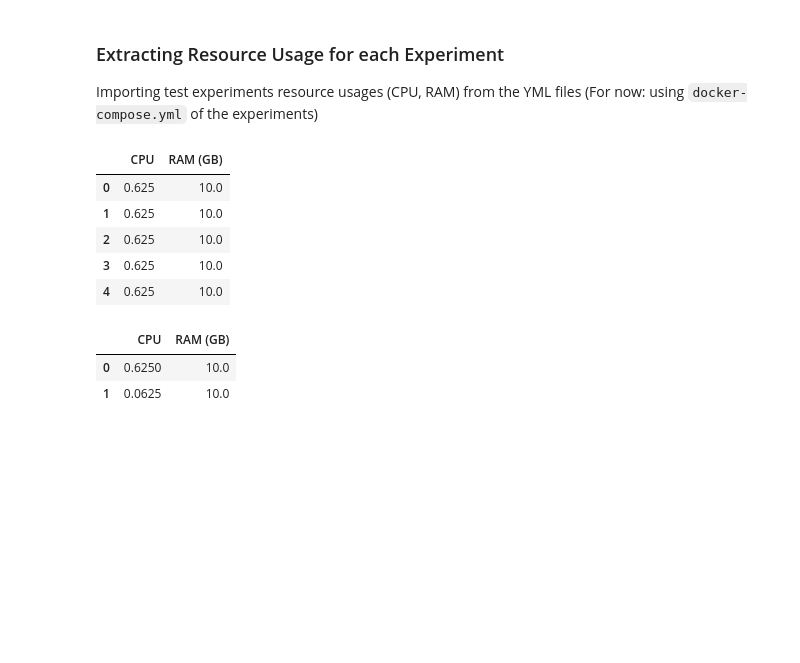
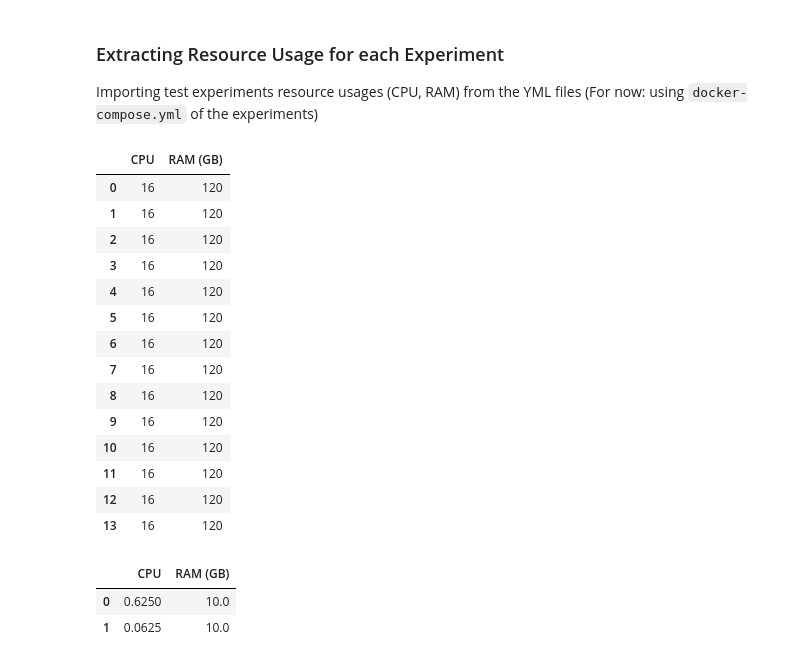
Before and after one commit to yorku-ease/DmML, a Jupyter notebook: testing_best_model.ipynb, the cells around one changed output. Saved outputs shown, nothing was run; the diff lists cells and outputs as text; code cells hidden in the pictures; blank space fills up the shorter version.

```diff
--- a/testing_best_model.ipynb
+++ b/testing_best_model.ipynb
@@ -99,36 +99,47 @@ def urls_dataframe(urls):
 # %%
 # test_urls = [
 #     "https://raw.githubusercontent.com/yorku-ease/DmML/refs/heads/main/Data/DB2%20Performance%20Datasets/v3/exp56/docker-compose.yml",
 #     "https://raw.githubusercontent.com/yorku-ease/DmML/refs/heads/main/Data/DB2%20Performance%20Datasets/v3/exp57/docker-compose.yml",
 #     "https://raw.githubusercontent.com/yorku-ease/DmML/refs/heads/main/Data/DB2%20Performance%20Datasets/v3/exp58/docker-compose.yml",
 #     "https://raw.githubusercontent.com/yorku-ease/DmML/refs/heads/main/Data/DB2%20Performance%20Datasets/v3/exp59/docker-compose.yml",
 #     "https://raw.githubusercontent.com/yorku-ease/DmML/refs/heads/main/Data/DB2%20Performance%20Datasets/v3/exp60/docker-compose.yml"
 # ]
 
 test_urls = [
     "https://raw.githubusercontent.com/yorku-ease/DmML/refs/heads/main/Data/DB2%20Performance%20Datasets/v5/exp81/engine-docker-compose.yml",
     "https://raw.githubusercontent.com/yorku-ease/DmML/refs/heads/main/Data/DB2%20Performance%20Datasets/v5/exp82/engine-docker-compose.yml",
     "https://raw.githubusercontent.com/yorku-ease/DmML/refs/heads/main/Data/DB2%20Performance%20Datasets/v5/exp83/engine-docker-compose.yml",
     "https://raw.githubusercontent.com/yorku-ease/DmML/refs/heads/main/Data/DB2%20Performance%20Datasets/v5/exp84/engine-docker-compose.yml",
     "https://raw.githubusercontent.com/yorku-ease/DmML/refs/heads/main/Data/DB2%20Performance%20Datasets/v5/exp85/engine-docker-compose.yml",
     "https://raw.githubusercontent.com/yorku-ease/DmML/refs/heads/main/Data/DB2%20Performance%20Datasets/v5/exp86/engine-docker-compose.yml",
     "https://raw.githubusercontent.com/yorku-ease/DmML/refs/heads/main/Data/DB2%20Performance%20Datasets/v5/exp87/engine-docker-compose.yml",
     "https://raw.githubusercontent.com/yorku-ease/DmML/refs/heads/main/Data/DB2%20Performance%20Datasets/v5/exp88/engine-docker-compose.yml",
     "https://raw.githubusercontent.com/yorku-ease/DmML/refs/heads/main/Data/DB2%20Performance%20Datasets/v5/exp89/engine-docker-compose.yml",
     "https://raw.githubusercontent.com/yorku-ease/DmML/refs/heads/main/Data/DB2%20Performance%20Datasets/v5/exp90/engine-docker-compose.yml",
     "https://raw.githubusercontent.com/yorku-ease/DmML/refs/heads/main/Data/DB2%20Performance%20Datasets/v5/exp91/engine-docker-compose.yml",
-    "https://raw.githubusercontent.com/yorku-ease/DmML/refs/heads/main/Data/DB2%20Performance%20Datasets/v5/exp92/engine-docker-compose.yml"
+    "https://raw.githubusercontent.com/yorku-ease/DmML/refs/heads/main/Data/DB2%20Performance%20Datasets/v5/exp92/engine-docker-compose.yml",
+    "https://raw.githubusercontent.com/yorku-ease/DmML/refs/heads/main/Data/DB2%20Performance%20Datasets/v4/exp72/engine-docker-compose.yml",
+    "https://raw.githubusercontent.com/yorku-ease/DmML/refs/heads/main/Data/DB2%20Performance%20Datasets/v4/exp73/engine-docker-compose.yml"
 ]
 
 test_system_specs_df = urls_dataframe(test_urls)
 test_system_specs_df
 # %% [output]
 |  | CPU | RAM (GB) |
-| 0 | 0.625 | 10.0 |
-| 1 | 0.625 | 10.0 |
-| 2 | 0.625 | 10.0 |
-| 3 | 0.625 | 10.0 |
-| 4 | 0.625 | 10.0 |
+| 0 | 16 | 120 |
+| 1 | 16 | 120 |
+| 2 | 16 | 120 |
+| 3 | 16 | 120 |
+| 4 | 16 | 120 |
+| 5 | 16 | 120 |
+| 6 | 16 | 120 |
+| 7 | 16 | 120 |
+| 8 | 16 | 120 |
+| 9 | 16 | 120 |
+| 10 | 16 | 120 |
+| 11 | 16 | 120 |
+| 12 | 16 | 120 |
+| 13 | 16 | 120 |
 # %%
 # Another Test set
 test1_url = ["https://raw.githubusercontent.com/yorku-ease/DmML/refs/heads/main/Data/DB2%20Performance%20Datasets/v3/exp56/docker-compose.yml",
```
Also changed, not shown: parts of 30 cells of this notebook, 8 other files.
